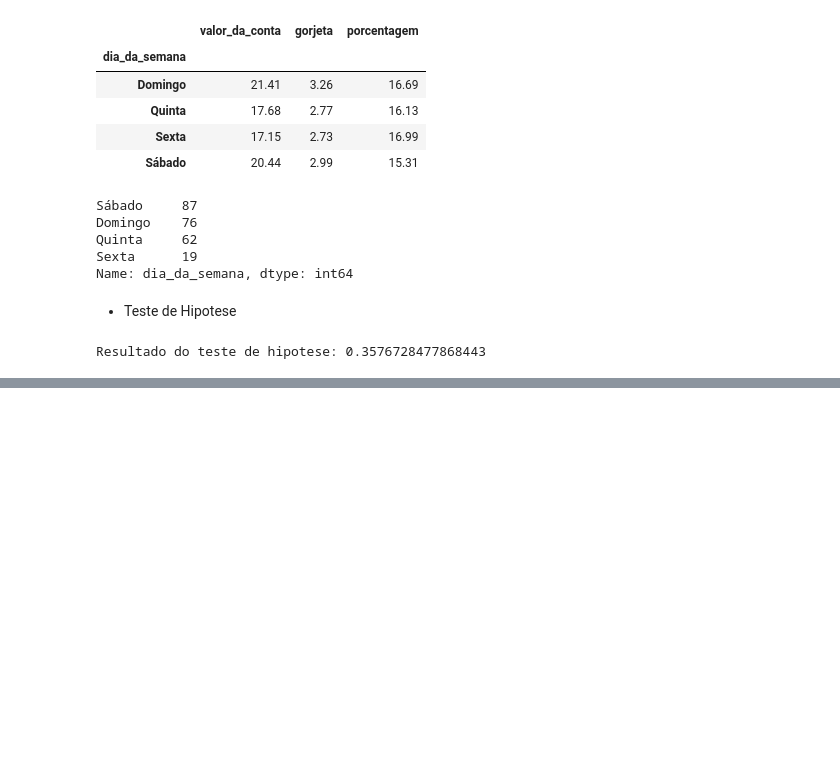
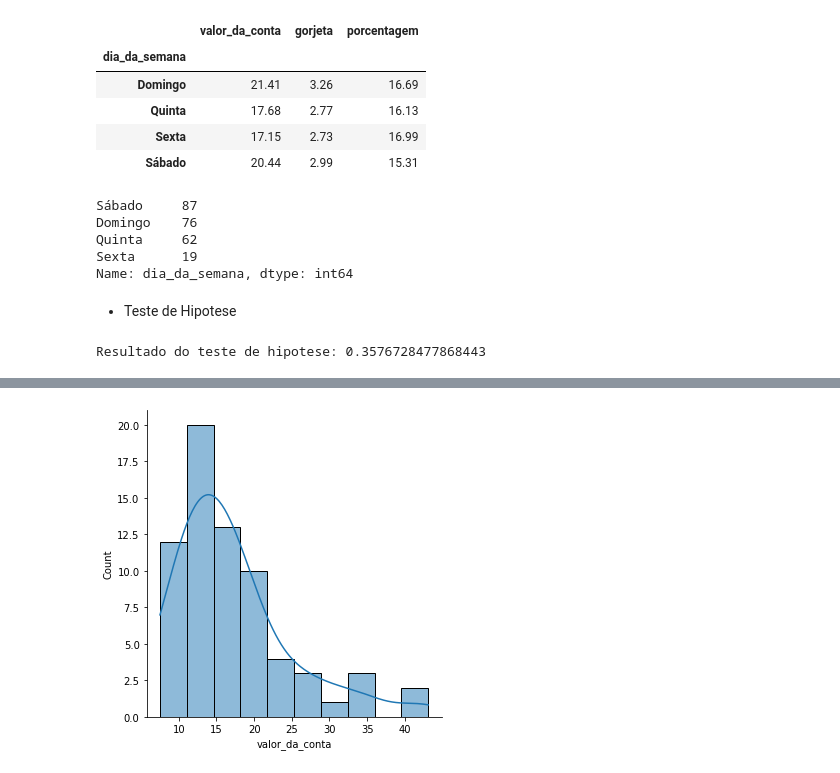
Before and after one commit to wagnergbriel/analise-de-dados, a Jupyter notebook: analise_gorjeta.ipynb, the cells around one changed output, grey strips where cells are left out. Drawn from its saved outputs; the diff is of its cells as text; code cells hidden in the pictures; blank space fills up the shorter version.

```diff
--- a/analise_gorjeta.ipynb
+++ b/analise_gorjeta.ipynb
@@ -314,0 +350,5 @@ Resultado do teste de hipotese: 0.3576728477868443
+# %%
+almoco = df_gorjetas[df_gorjetas["hora_do_dia"] == "Almoço"].valor_da_conta
+grafico_almoco = sns.displot(almoco, kde=True)
+# %% [output]
+[figure, added]
```
Also changed, not shown: parts of 14 cells of this notebook.
